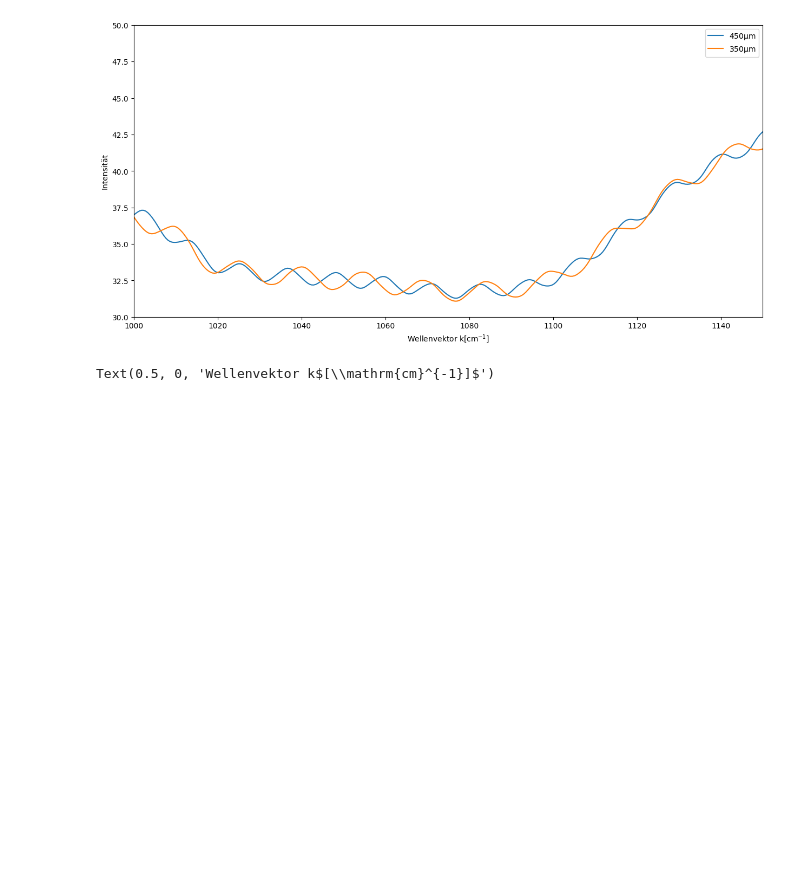
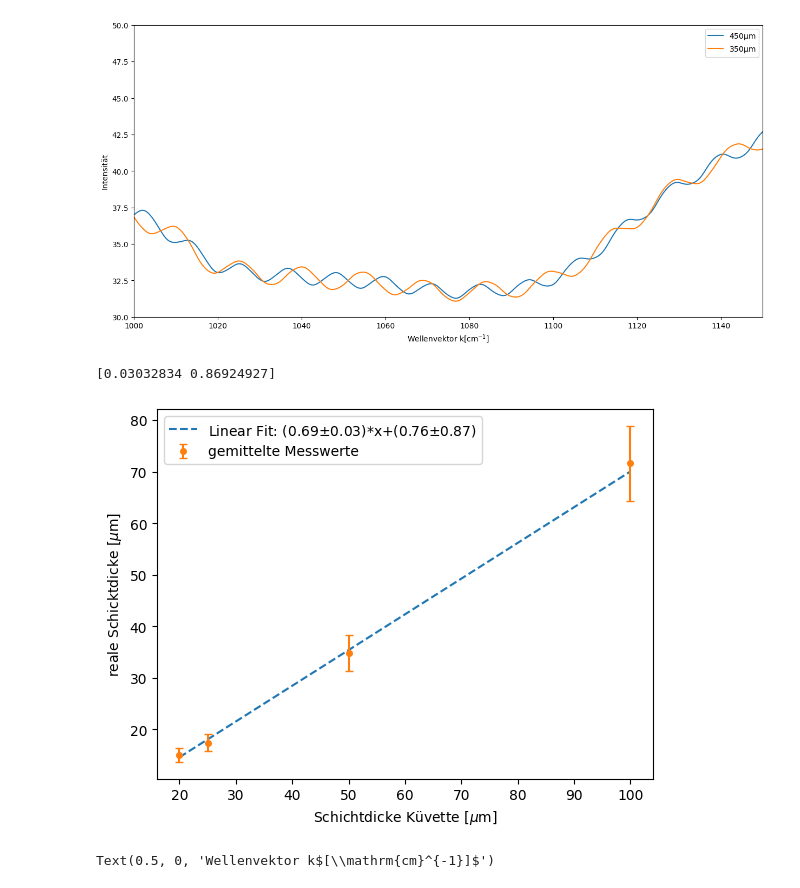
Before and after one commit to iLoveeMilkaa/M1-Lab, a Jupyter notebook: Aufgabe 3 Flüssigkeit.ipynb, the cells around one changed output. Drawn from its saved outputs; the diff is of its cells as text; code cells hidden in the pictures; blank space fills up the shorter version.

```diff
--- a/Aufgabe 3 Flüssigkeit.ipynb
+++ b/Aufgabe 3 Flüssigkeit.ipynb
@@ -66,3 +150,49 @@ Text(0.5, 0, 'Wellenvektor k$ [\\mathrm{cm}^{-1}]$')
+# %%
+fifty = [34.6,34.59,35.33]
+ufifty = [5.79,5.83,6.71]
+
+hun = [73.05,70.15]
+uhun = [6.86,12.77]
+
+tf = [17.41,17.45]
+utf = [2.06,2.68]
+
+twen = [14.97,15.08]
+utwen = [1.52,2.17]
+
+meantwen = sum(twen)/2
+umeantwen = np.sqrt((0.5*utwen[0])**2+(0.5*utwen[1])**2)
+
+meantf = sum(tf)/2
+umeantf = np.sqrt((0.5*utf[0])**2+(0.5*utf[1])**2)
+
+meanfifty = sum(fifty)/3
+umeanfifty = np.sqrt((1/3*ufifty[0])**2+(1/3*ufifty[1])**2+(1/3*ufifty[2])**2)
+
+meanhun = sum(hun)/2
+umeanhun = np.sqrt((0.5*uhun[0])**2+(0.5*uhun[1])**2)
+# %%
+ycalib = np.asarray(np.concatenate((meantwen,meantf,meanfifty,meanhun),axis=None))
+yerr = np.asarray(np.concatenate((umeantwen,umeantf,umeanfifty,umeanhun),axis=None))
+xcalib = np.asarray([20,25,50,100])
+
+def linear(x,m,b):
+    return m*x+b
+
+popt5,pcov5 = curve_fit(linear,xcalib,ycalib,p0=[10,10],sigma=yerr)
+
+err = np.sqrt(np.diag(pcov5))
+print(err)
+
+plt.plot(xcalib,linear(xcalib,*popt5),'--',label="Linear Fit: ("+str(np.round(popt5[0],2))+r"$\pm$"+str(np.round(err[0],2))+")*x+("+str(np.round(popt5[1],2))+r"$\pm$"+str(np.round(err[1],2))+")")
+plt.errorbar(xcalib,ycalib,yerr=yerr,label="gemittelte Messwerte",fmt='o',markersize=4,capsize=3)
+plt.xlabel(r"Schichtdicke Küvette [$\mu\mathrm{m}$]")
+plt.ylabel(r"reale Schicktdicke [$\mu\mathrm{m}$]")
+plt.legend(loc=0)
+plt.savefig("schichtdicke/linfitcalib.pdf")
+# %% [output]
+[0.03032834 0.86924927]
+[figure, added]
 # %%
 plt.figure(figsize = [15,7])
 
```
Also changed, not shown: parts of 12 cells of this notebook, 14 other files.
